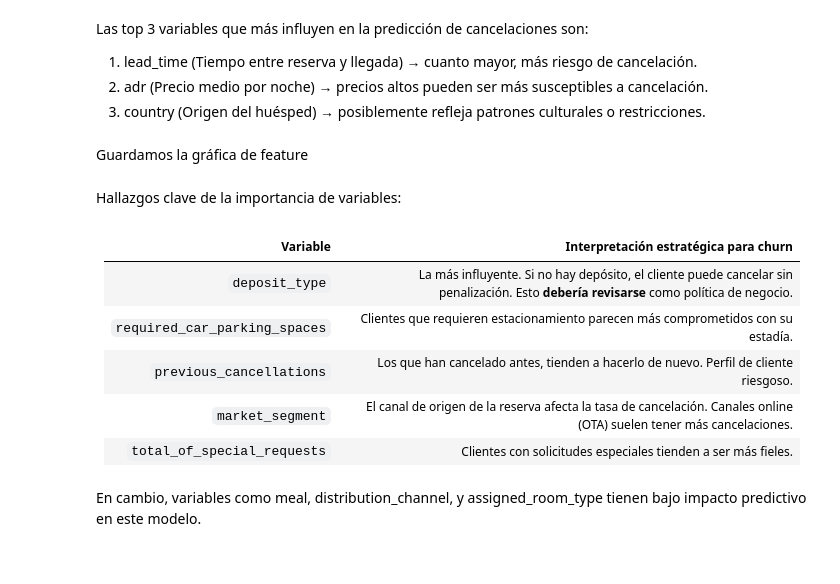
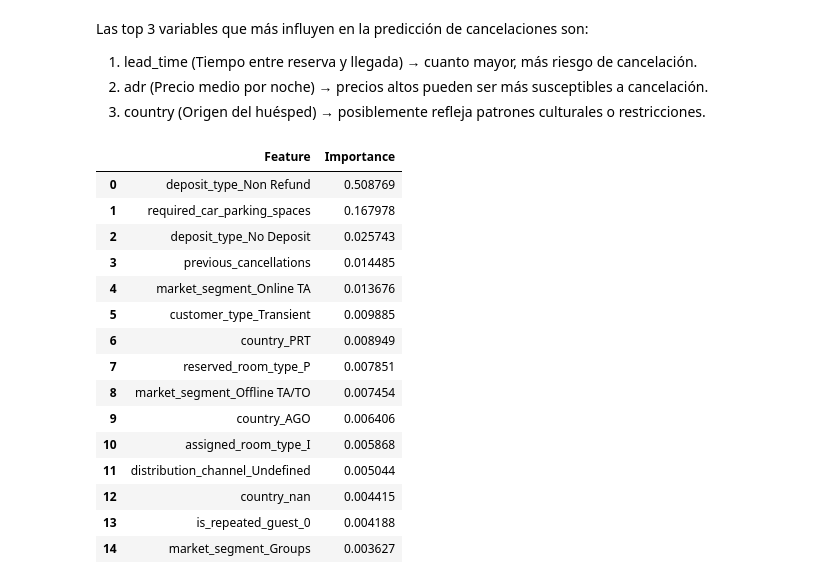
Before and after one commit to 4GeeksAcademy/LucasDellaMaestra-AlejandroNovellino-ReneRamirez-ProyectoFinal, a Jupyter notebook: notebooks/3.0-model-opt.ipynb, the cells around one changed output. Drawn from its saved outputs; the diff is of its cells as text; code cells hidden in the pictures.

```diff
--- a/notebooks/3.0-model-opt.ipynb
+++ b/notebooks/3.0-model-opt.ipynb
@@ -280,27 +351,30 @@ Las top 3 variables que más influyen en la predicción de cancelaciones son:
 # %%
 # Crear DataFrame con importancias
 feature_importances = pd.DataFrame({
     'Feature': X_train.columns,
-    'Importance': model.feature_importances_
+    'Importance': best_model.feature_importances_
 })
 
 # Ordenar por importancia descendente
 feature_importances.sort_values(by='Importance', ascending=False, inplace=True)
 
 # Mostrar tabla
 feature_importances.reset_index(drop=True, inplace=True)
 feature_importances.head(15)
+# %% [output]
+|  | Feature | Importance |
+| 0 | deposit_type_Non Refund | 0.508769 |
+| 1 | required_car_parking_spaces | 0.167978 |
+| 2 | deposit_type_No Deposit | 0.025743 |
+| 3 | previous_cancellations | 0.014485 |
+| 4 | market_segment_Online TA | 0.013676 |
+| 5 | customer_type_Transient | 0.009885 |
+| 6 | country_PRT | 0.008949 |
+| 7 | reserved_room_type_P | 0.007851 |
+| 8 | market_segment_Offline TA/TO | 0.007454 |
+| 9 | country_AGO | 0.006406 |
+| 10 | assigned_room_type_I | 0.005868 |
+| 11 | distribution_channel_Undefined | 0.005044 |
+| 12 | country_nan | 0.004415 |
+| 13 | is_repeated_guest_0 | 0.004188 |
+| 14 | market_segment_Groups | 0.003627 |
-# %% [markdown]
-Guardamos la gráfica de feature
-# %% [markdown]
- Hallazgos clave de la importancia de variables:
-# %% [markdown]
-| Variable                   | Interpretación estratégica para churn |
-|----------------------------|----------------------------------------|
-| `deposit_type`             | La más influyente. Si no hay depósito, el cliente puede cancelar sin penalización. Esto **debería revisarse** como política de negocio. |
-| `required_car_parking_spaces` | Clientes que requieren estacionamiento parecen más comprometidos con su estadía. |
-| `previous_cancellations`  | Los que han cancelado antes, tienden a hacerlo de nuevo. Perfil de cliente riesgoso. |
-| `market_segment`          | El canal de origen de la reserva afecta la tasa de cancelación. Canales online (OTA) suelen tener más cancelaciones. |
-| `total_of_special_requests` | Clientes con solicitudes especiales tienden a ser más fieles. |
-# %% [markdown]
-En cambio, variables como meal, distribution_channel, y assigned_room_type tienen bajo impacto predictivo en este modelo.
```
Also changed, not shown: parts of 33 cells of this notebook, 1 other file.
